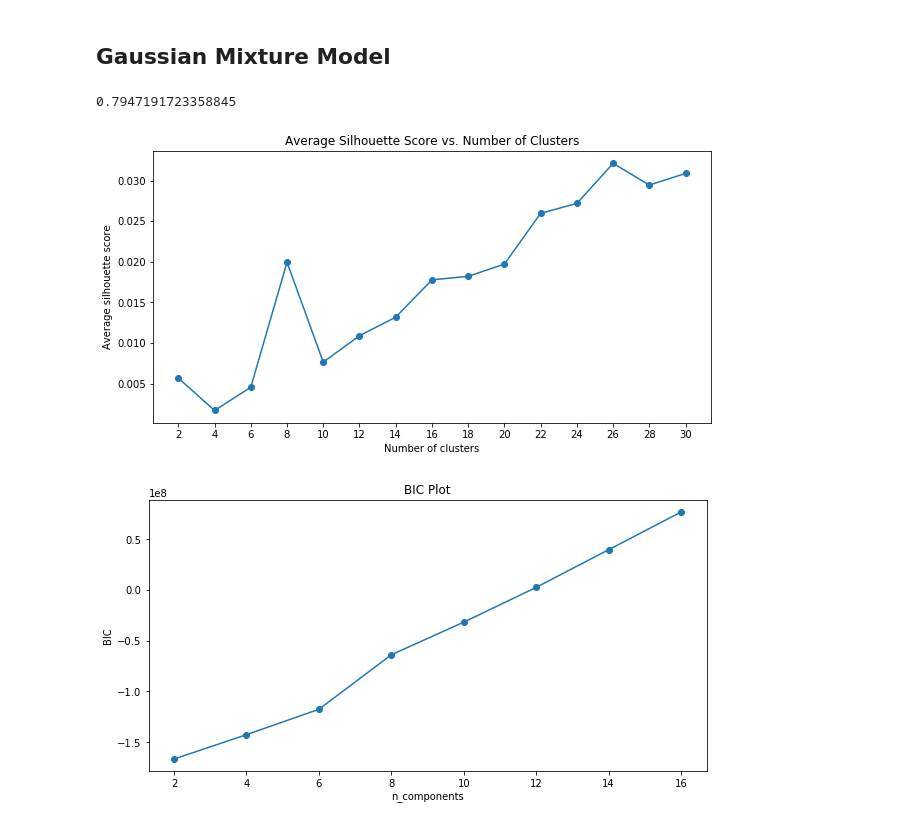
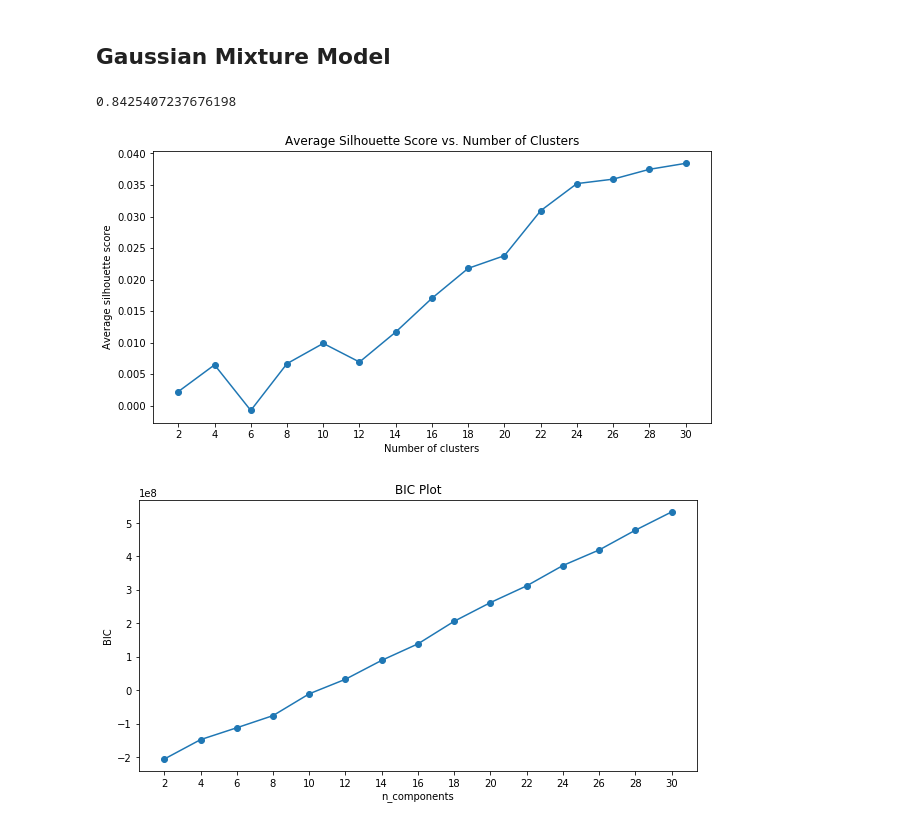
Before and after one commit to rachwyatt/capstone-project, a Jupyter notebook: model_notebooks/model_training_GaussianMixture.ipynb, the cells around one changed output. Drawn from its saved outputs; the diff is of its cells as text; code cells hidden in the pictures.

```diff
--- a/model_notebooks/model_training_GaussianMixture.ipynb
+++ b/model_notebooks/model_training_GaussianMixture.ipynb
@@ -177,7 +179,7 @@ tfidf_vectorizer = TfidfVectorizer(max_features=10000,              # only top n
                                    min_df=25,                       # note: absolute count of doc
                                    max_df=0.75,                     # note: % of docs
                                    stop_words=my_stop_words)        # default English stopword
-tfidf_docs = tfidf_vectorizer.fit_transform(job_df["job_description"])
+tfidf_docs = tfidf_vectorizer.fit_transform(job_df["cleaned_jd"])
 print(tfidf_docs.shape)
 tfidf_terms = tfidf_vectorizer.get_feature_names()
 # %% [output]
@@ -192,18 +194,18 @@ From what we observed from TSNE cluster plot and PCA cluster plot from the KMean
 ## Gaussian Mixture Model
 # %%
 # Let's reduce the number of dimensions so that we can generate multiple models with different number of clusters
-pca = PCA(n_components=2000, random_state=RANDOM_SEED)
+pca = PCA(n_components=2500, random_state=RANDOM_SEED)
 pca_docs = pca.fit_transform(tfidf_docs.todense())
 pca.explained_variance_ratio_.sum()
 # %% [output]
-0.7947191723358845
+0.8425407237676198
 # %%
 # plot the average silouette scores for each number of cluster
 msu.generate_avg_silhouette_plot(pca_docs, 30, 'GMM', RANDOM_SEED)
 # %% [output]
-[figure, old version]
+[figure, new version]
 # %%
-generate_bic_plot(pca_docs, 16)
+generate_bic_plot(pca_docs, 30)
 # %% [output]
-[figure, old version]
+[figure, new version]
 # %%
```
Also changed, not shown: parts of 9 cells of this notebook, 5 other files.
